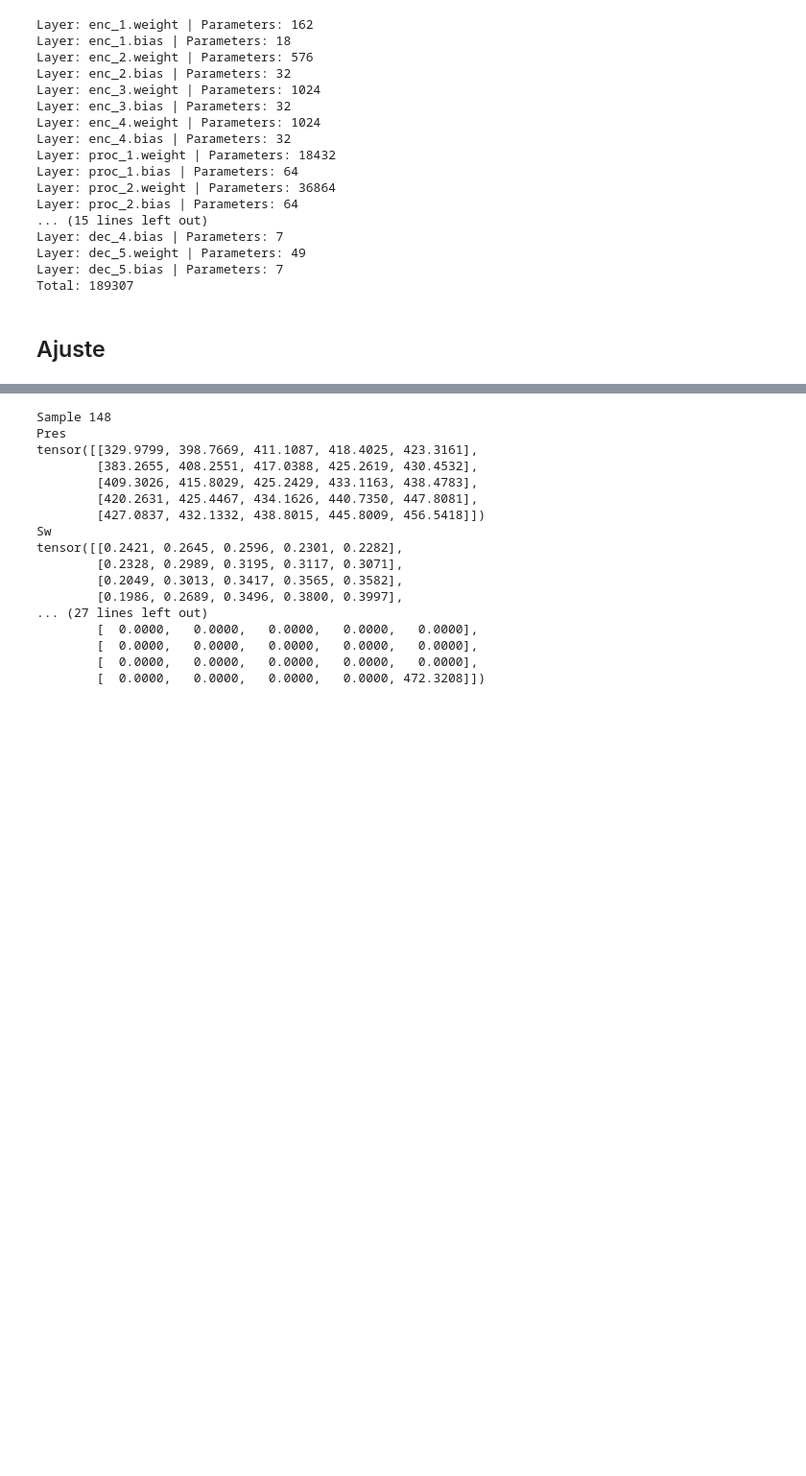
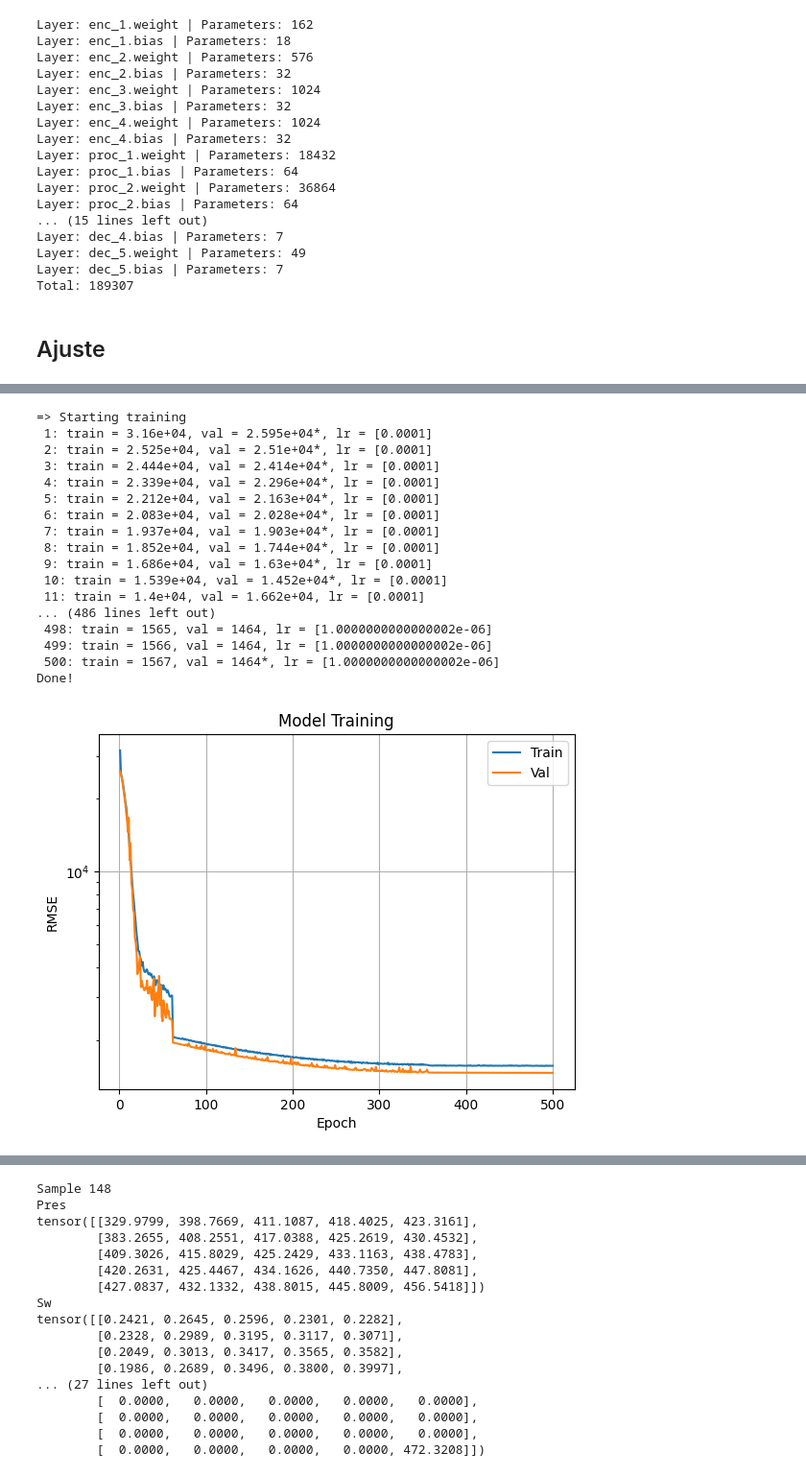
Before and after one commit to TiagoCAAmorim/SimModels, a Jupyter notebook: graph_nn/build_rnn.ipynb, the cells around one changed output, grey strips where cells are left out. Shown: that part at 96% size. Drawn from its saved outputs; the diff is of its cells as text; code cells hidden in the pictures; blank space fills up the shorter version.

```diff
--- a/graph_nn/build_rnn.ipynb
+++ b/graph_nn/build_rnn.ipynb
@@ -398,0 +542,47 @@ Test loss = 2813 (best model)
+# %%
+model = Network(
+    input_size=9,
+    output_size=7,
+    latent_size=32,
+    max_size=32,
+    recurrences=5)
+loss_fn = nn.MSELoss()
+
+batch_size = 256
+dataloader_train = DataLoader(data_train, batch_size=batch_size, shuffle=True)
+dataloader_val = DataLoader(data_val, batch_size=len(data_val), shuffle=False)
+dataloader_test = DataLoader(data_test, batch_size=batch_size, shuffle=False)
+
+epochs = 500
+optimizer = torch.optim.RMSprop(model.parameters(), lr = 0.0001)
+scheduler = torch.optim.lr_scheduler.ReduceLROnPlateau(optimizer,  mode='min', factor=0.1, patience=10)
+# scheduler = torch.optim.lr_scheduler.ExponentialLR(optimizer, gamma=0.9)
+# scheduler = optim.lr_scheduler.StepLR(optimizer, step_size=10, gamma=0.5)
+
+best_model, (train_loss, val_loss) = train(model, dataloader_train, dataloader_val, epochs, optimizer, loss_fn, scheduler)
+
+plot_losses(train_loss, val_loss)
+
+test_loss = test_loop(dataloader_test, model, loss_fn)
+print(f'Test loss = {test_loss:0.4g} (last model)')
+test_loss = test_loop(dataloader_test, best_model, loss_fn)
+print(f'Test loss = {test_loss:0.4g} (best model)')
+# %% [output]
+=> Starting training
+ 1: train = 3.16e+04, val = 2.595e+04*, lr = [0.0001]
+ 2: train = 2.525e+04, val = 2.51e+04*, lr = [0.0001]
+ 3: train = 2.444e+04, val = 2.414e+04*, lr = [0.0001]
+ 4: train = 2.339e+04, val = 2.296e+04*, lr = [0.0001]
+ 5: train = 2.212e+04, val = 2.163e+04*, lr = [0.0001]
+ 6: train = 2.083e+04, val = 2.028e+04*, lr = [0.0001]
+ 7: train = 1.937e+04, val = 1.903e+04*, lr = [0.0001]
+ 8: train = 1.852e+04, val = 1.744e+04*, lr = [0.0001]
+ 9: train = 1.686e+04, val = 1.63e+04*, lr = [0.0001]
+ 10: train = 1.539e+04, val = 1.452e+04*, lr = [0.0001]
+ 11: train = 1.4e+04, val = 1.662e+04, lr = [0.0001]
+... (486 lines left out)
+ 498: train = 1565, val = 1464, lr = [1.0000000000000002e-06]
+ 499: train = 1566, val = 1464, lr = [1.0000000000000002e-06]
+ 500: train = 1567, val = 1464*, lr = [1.0000000000000002e-06]
+Done!
+[figure, added]
```
Also changed, not shown: parts of 19 cells of this notebook.
